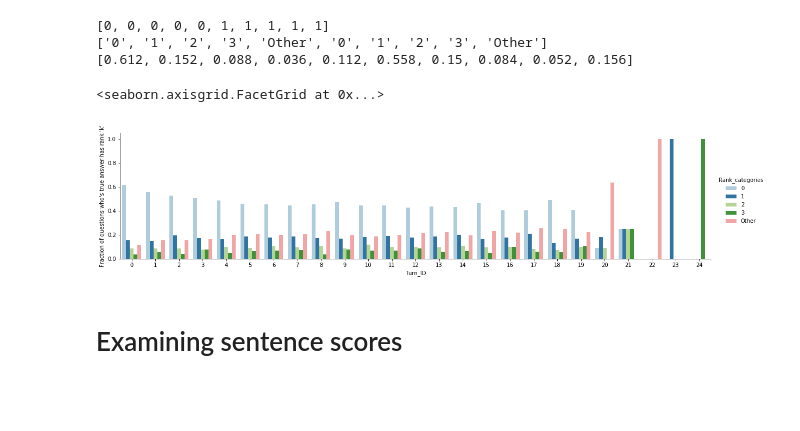
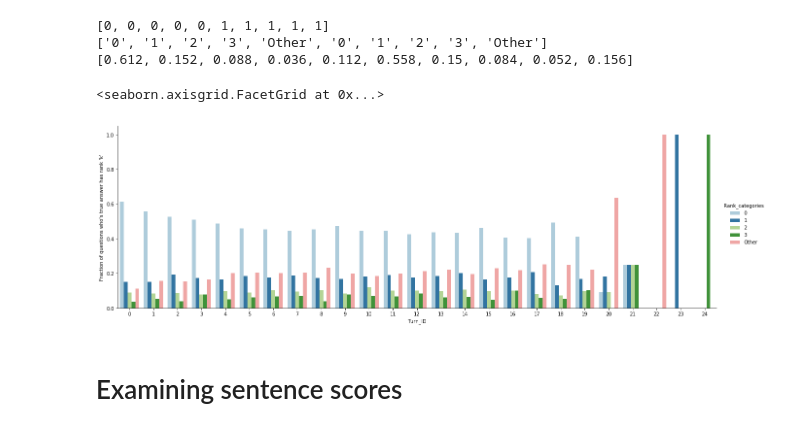
Before and after one commit to gpsbhargav/SequentialQA, a Jupyter notebook: best_models_and_predictions/answer_analysis.ipynb, the cells around one changed output. Saved outputs shown, nothing was run; the diff lists cells and outputs as text; code cells hidden in the pictures; blank space fills up the shorter version.

```diff
--- a/best_models_and_predictions/answer_analysis.ipynb
+++ b/best_models_and_predictions/answer_analysis.ipynb
@@ -253,11 +253,11 @@ print(fractions[:10])
 turn_vs_rank_cat_df = pd.DataFrame(data={'Turn_ID':t_ids, 'Rank_categories':rank_categories, 'Fractions':fractions})
 # %%
 p = sns.catplot(x="Turn_ID", y="Fractions", hue="Rank_categories", data=turn_vs_rank_cat_df,
-                height=4, aspect=4, kind="bar", palette="Paired", hue_order=['0','1','2','3','Other'])
+                height=6, aspect=3, kind="bar", palette="Paired", hue_order=['0','1','2','3','Other'])
 p.set_ylabels("Fraction of questions who's true answer has rank 'k'")
 # %% [output]
 <seaborn.axisgrid.FacetGrid at 0x...>
-[figure, old version]
+[figure, new version]
 # %% [markdown]
 # Examining sentence scores
 # %%
```
Also changed, not shown: parts of 22 cells of this notebook, 2 other files.
